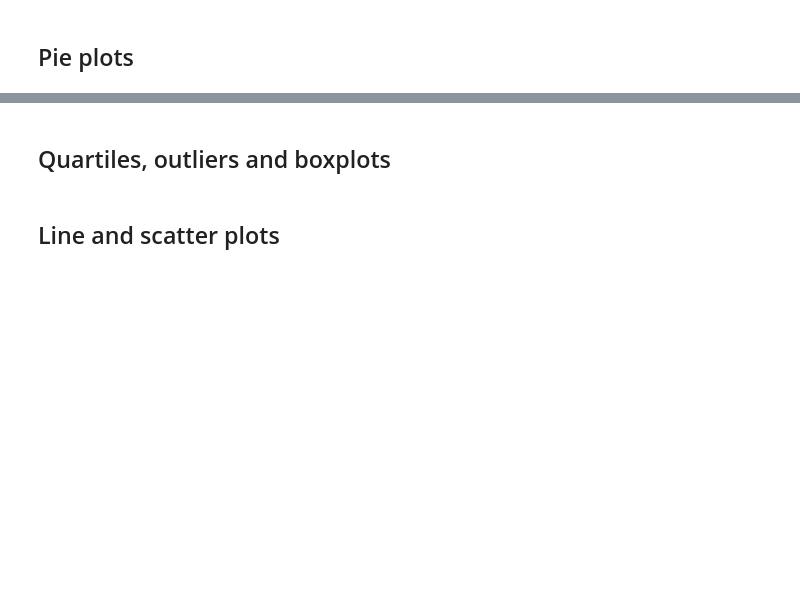
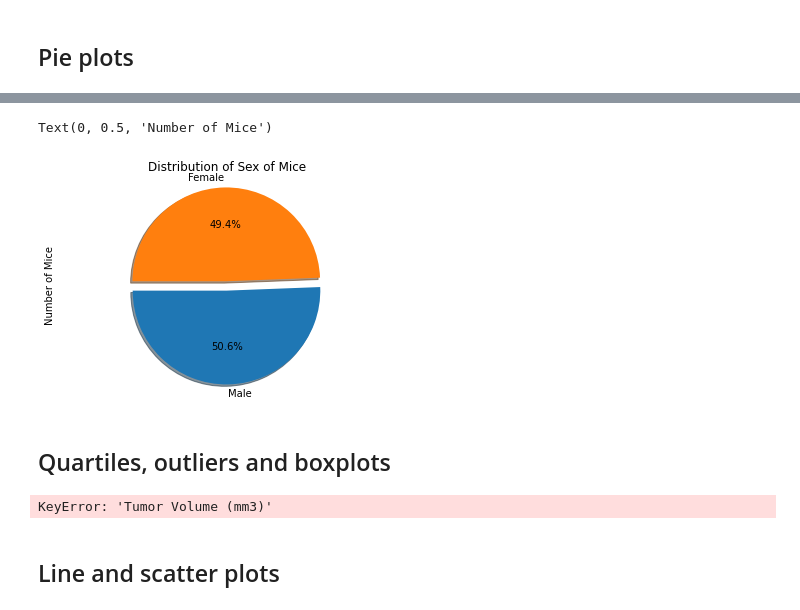
Before and after one commit to msadowski20/matplotlib-challenge, a Jupyter notebook: Pymaceuticals/pymaceuticals.ipynb, the cells around one changed output, grey strips where cells are left out. Saved outputs shown, nothing was run; the diff lists cells and outputs as text; code cells hidden in the pictures; blank space fills up the shorter version.

Commit message:
Updating pymaceuticals.ipynb file with most current changes.

```diff
--- a/Pymaceuticals/pymaceuticals.ipynb
+++ b/Pymaceuticals/pymaceuticals.ipynb
@@ -106,7 +113,29 @@ plt.tight_layout()
+# %%
+# Generate a pie plot showing the distribution of female versus male mice using pyplot
+labels = gender_count.index
+gen_count = gender_count.values
+explode = (0.1, 0)
+
+plt.pie(gen_count, explode=explode, labels=labels, autopct="%1.1f%%", shadow=True, startangle=180)
+plt.axis("equal")
+plt.title("Distribution of Sex of Mice")
+plt.ylabel("Number of Mice")
+# %% [output]
+Text(0, 0.5, 'Number of Mice')
+[figure, added]
 # %% [markdown]
 ## Quartiles, outliers and boxplots
 # %%
-# Calculate the final tumor volume of each mouse across four of the most promising treatment regimens. Calculate the IQR and quantitatively determine if there are any potential outliers.
+# Calculate the final tumor volume of each mouse across four of the most promising treatment regimens.
+# Calculate the IQR and quantitatively determine if there are any potential outliers.
+
+drug_list = merged_df["Drug Regimen"].unique()
+tumor_start = []
+tumor_end = []
+
+tumor_start
+# %% [output]
+KeyError: 'Tumor Volume (mm3)'
 # %%
 # Generate a box plot of the final tumor volume of each mouse across four regimens of interest
 # %% [markdown]
```
Also changed, not shown: parts of 3 cells of this notebook.
